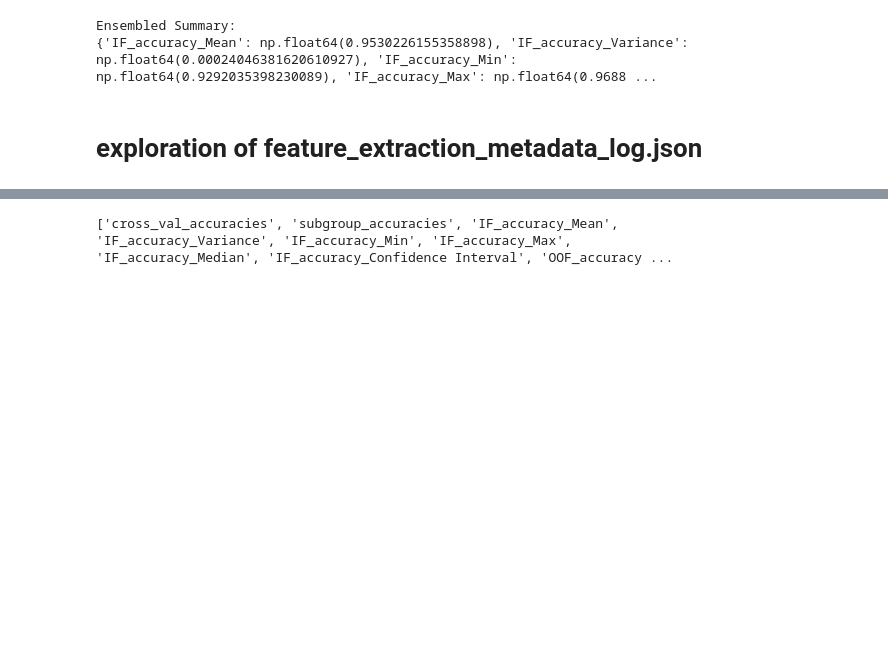
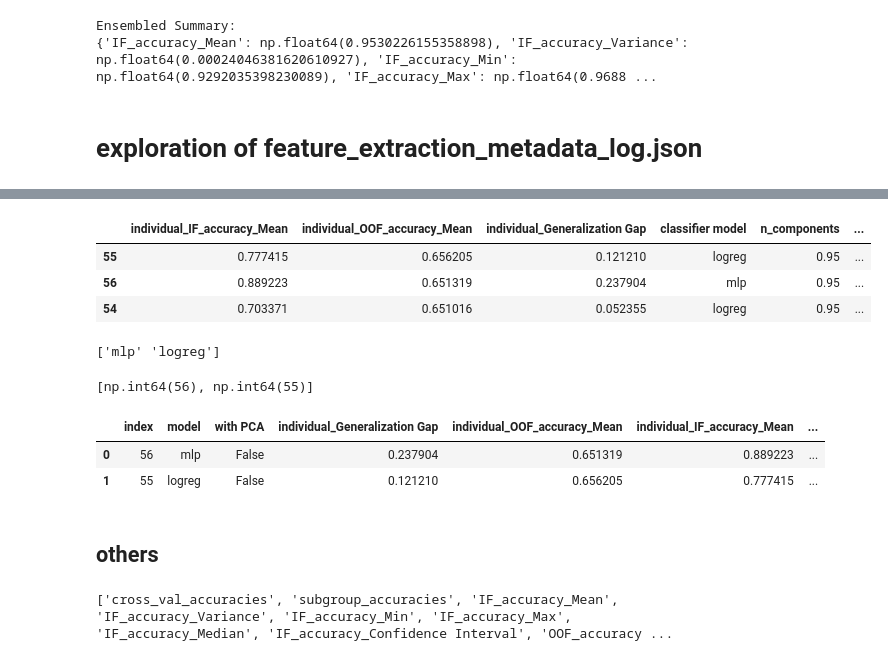
Before and after one commit to gitMorelli/gender_detection, a Jupyter notebook: notebooks/others/explore_log_preprocessed_data.ipynb, the cells around one changed output, grey strips where cells are left out. Saved outputs shown, nothing was run; the diff lists cells and outputs as text; code cells hidden in the pictures; blank space fills up the shorter version.

Commit message:
Done som experiments on the feature_extracted files. Wrote the code for visualizing results and exploring logs for this task. Prepared the script to launch experiments iteratively.

```diff
--- a/notebooks/others/explore_log_preprocessed_data.ipynb
+++ b/notebooks/others/explore_log_preprocessed_data.ipynb
@@ -306,0 +316,5 @@ df_exp=file_IO.expand_accuracies(df)
+# %%
+filtered_df = df_exp[df_exp['input file'] == 'icdar_EXTRACTED_train_df_trocr-base-handwritten_20250523_225140.csv']
+filtered_df_sorted = filtered_df.sort_values(by='ensembled_OOF_accuracy_Mean', ascending=False)
+filtered_df_sorted_2 = filtered_df.sort_values(by='individual_OOF_accuracy_Mean', ascending=False)
+filtered_df_sorted_by_model = filtered_df.sort_values(by='classifier model')
@@ -307,3 +332,53 @@ df_exp=file_IO.expand_accuracies(df)
+# %%
+show_columns = ['individual_IF_accuracy_Mean', 'individual_OOF_accuracy_Mean', 'individual_Generalization Gap','classifier model','n_components','with PCA','experiment','model_params']
+filtered_df_sorted_2[show_columns]
+# %% [output]
+|  | individual_IF_accuracy_Mean | individual_OOF_accuracy_Mean | individual_Generalization Gap | classifier model | n_components | ... |
+| 55 | 0.777415 | 0.656205 | 0.121210 | logreg | 0.95 | ... |
+| 56 | 0.889223 | 0.651319 | 0.237904 | mlp | 0.95 | ... |
+| 54 | 0.703371 | 0.651016 | 0.052355 | logreg | 0.95 | ... |
+# %%
+unique_model_names = filtered_df_sorted['classifier model'].unique()
+print(unique_model_names)
+# %% [output]
+['mlp' 'logreg']
+# %%
+best_indices = []
+for model in unique_model_names:
+    model_group = filtered_df_sorted[filtered_df_sorted['classifier model'] == model]
+    if not model_group.empty:
+        idx = model_group['ensembled_OOF_accuracy_Mean'].idxmax()
+        best_indices.append(idx)
+print(best_indices)
+# %% [output]
+[np.int64(56), np.int64(55)]
+# %%
+result = []
+for ind in best_indices:
+    row = filtered_df_sorted.loc[ind]
+    res = {
+        'index': ind,
+        'model': row['classifier model'],
+        'with PCA': row['with PCA'],
+        'individual_Generalization Gap': row['individual_Generalization Gap'],
+        'individual_OOF_accuracy_Mean': row['individual_OOF_accuracy_Mean'],
+        'individual_IF_accuracy_Mean': row['individual_IF_accuracy_Mean'],
+        'ensembled_Generalization Gap': row['ensembled_Generalization Gap'],
+        'ensembled_OOF_accuracy_Mean': row['ensembled_OOF_accuracy_Mean'],
+        'ensembled_IF_accuracy_Mean': row['ensembled_IF_accuracy_Mean'],
+        'diff_Generalization Gap': row['ensembled_Generalization Gap'] - row['individual_Generalization Gap'],
+        'diff_OOF_accuracy_Mean': row['ensembled_OOF_accuracy_Mean'] - row['individual_OOF_accuracy_Mean'],
+        'diff_IF_accuracy_Mean': row['ensembled_IF_accuracy_Mean'] - row['individual_IF_accuracy_Mean'],
+    }
+    result.append(res)
+
+pd.DataFrame(result)
+# %% [output]
+|  | index | model | with PCA | individual_Generalization Gap | individual_OOF_accuracy_Mean | individual_IF_accuracy_Mean | ... |
+| 0 | 56 | mlp | False | 0.237904 | 0.651319 | 0.889223 | ... |
+| 1 | 55 | logreg | False | 0.121210 | 0.656205 | 0.777415 | ... |
+# %% [markdown]
+## others
 # %%
 filtered_df = df_exp[(df_exp['type of preprocessing'] == 'patch_dataset') & (df_exp['FE model'] == 'trocr-base-handwritten')]
 # %%
```
Also changed, not shown: parts of 9 cells of this notebook, 6 other files.
